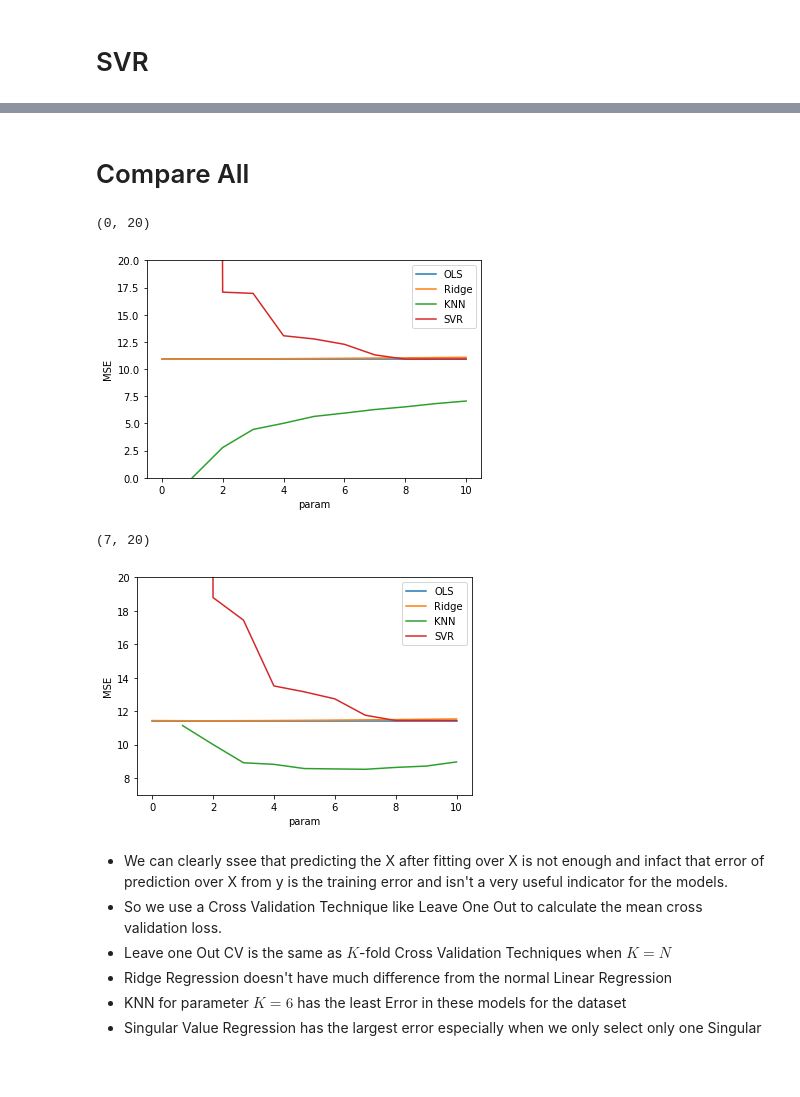
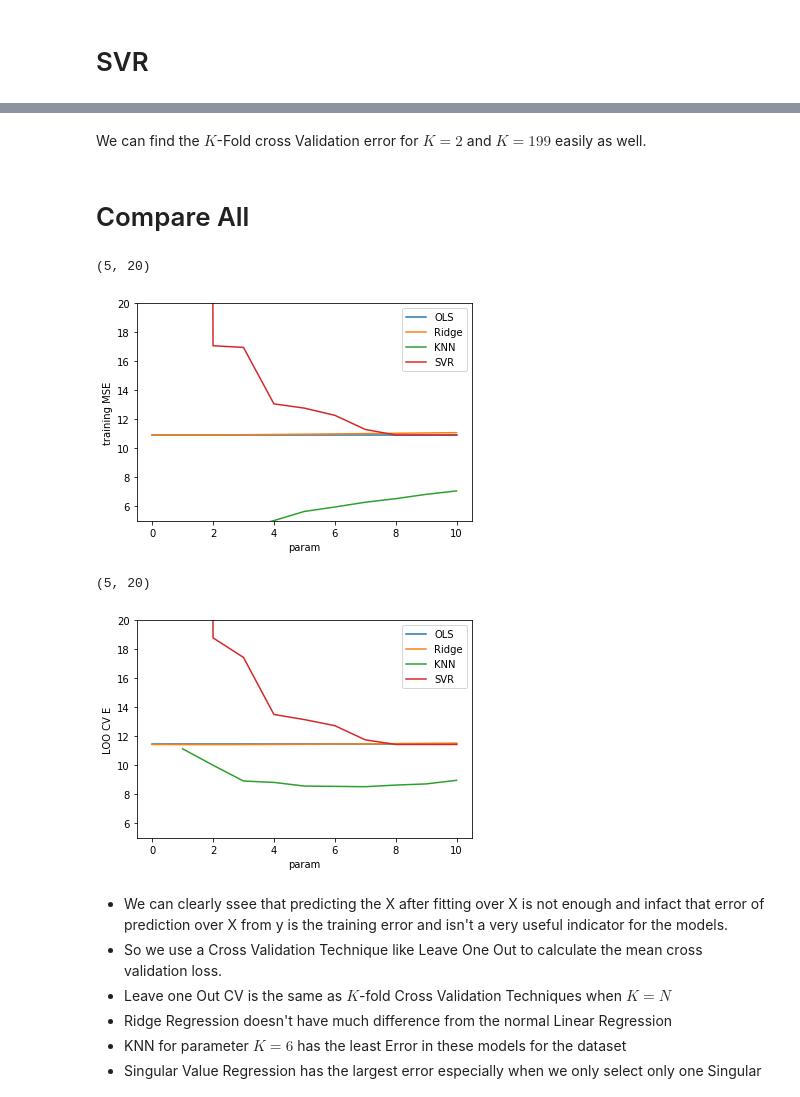
Before and after one commit to kvali7/Stat-ML-Playground, a Jupyter notebook: hw1/hw1.ipynb, the cells around one changed output, grey strips where cells are left out. Drawn from its saved outputs; the diff is of its cells as text; code cells hidden in the pictures; blank space fills up the shorter version.

```diff
--- a/hw1/hw1.ipynb
+++ b/hw1/hw1.ipynb
@@ -286,0 +279,8 @@ the MSE loss is =  10.91354224883868
+# %%
+# Linear regression leaveone out cross validation loss
+LinReg = LinearRegression(fit_intercept = True)
+LinReg.fit(X_std,y)
+
+looOLS = CrossValLOO(LinReg,X_std)
+
+print ("the cross validation loss from Leave one out is =",looOLS)
@@ -287,14 +289,17 @@ the MSE loss is =  10.91354224883868
 # %%
-# Linear regression leaveone out cross validation loss
+# Linear regression K-Fold cross validation loss
 LinReg = LinearRegression(fit_intercept = True)
 LinReg.fit(X_std,y)
 
-looOLS = CrossValLOO(LinReg,X_std)
-print ("the cross validation loss from Leave one out is =",looOLS)
-print ("the cross validation loss from 199 fold Croos Validation is =",CrossValKF(LinReg,X_std, K = 199))
-print ("the cross validation loss from N fold Croos Validation is =",CrossValLKF(LinReg,X_std, K = n))
+print ("the cross validation loss from 2 fold Cross Validation is =",
+CrossValKF(LinReg,X_std, K = 2))
 
-plt.plot(np.arange(0, 10.001, 0.1), [looOLS]*len(np.arange(0, 10.001, 0.1)),label="OLS")
-plt.ylabel("LOO CV E")
-plt.legend()
+LinReg = LinearRegression(fit_intercept = True)
+LinReg.fit(X_std,y)
+print ("the cross validation loss from 199 fold Cross Validation is =",
+CrossValKF(LinReg,X_std, K = 199))
+
+LinReg = LinearRegression(fit_intercept = True)
+LinReg.fit(X_std,y)
+print ("the cross validation loss from N fold Cross Validation is =",CrossValKF(LinReg,X_std, K = n))
 # %% [output]
@@ -399,20 +408,24 @@ plt.legend()
+# %% [markdown]
+We can find the $K$-Fold cross Validation error for $K = 2$ and $ K = 199$ easily as well.
 # %% [markdown]
 # Compare All
 # %%
-# all training losses in the same graph limit range to 0-20
+# all training losses in the same graph limit range to 5-20
+# OLS is spanned across x axis so that it can be compared, this is not to say that we have a variable in OLS
 plt.plot(np.arange(0, 10.001, 0.1), [mseOLS]*len(np.arange(0, 10.001, 0.1)),label="OLS")
 plt.plot(np.arange(0, 10.001, 0.1), mseRidge, label="Ridge")
 plt.plot( range (1,11), mseKNN,label="KNN")
 plt.plot( range (1,11), mseSVR, label="SVR")
 plt.ylabel("training MSE")
 plt.xlabel("param")
 plt.legend()
-plt.ylim(0,20)
+plt.ylim(5,20)
 # %% [output]
-(0, 20)
+(5, 20)
-[figure, old version]
+[figure, new version]
 # %%
-# all Leave one out Cross Validation errors in the same graph limit range to 7-20
+# all Leave one out Cross Validation errors in the same graph limit range to 5-20
+# OLS is spanned across x axis so that it can be compared, this is not to say that we have a variable in OLS
 plt.plot(np.arange(0, 10.001, 0.1), [looOLS]*len(np.arange(0, 10.001, 0.1)),label="OLS")
 plt.plot(np.arange(0, 10.001, 0.1), looRidge, label="Ridge")
 plt.plot( range (1,11), looKNN,label="KNN")
@@ -420,10 +433,10 @@ plt.plot( range (1,11), looSVR, label="SVR")
 plt.ylabel("LOO CV E")
 plt.xlabel("param")
 plt.legend()
-plt.ylim(7,20)
+plt.ylim(5,20)
 # %% [output]
-(7, 20)
+(5, 20)
-[figure, old version]
+[figure, new version]
 # %% [markdown]
 - We can clearly ssee that predicting the X after fitting over X is not enough and infact that error of prediction over X from y is the training error and isn't a very useful indicator for the models.
 - So we use a Cross Validation Technique like Leave One Out to calculate the mean cross validation loss.
```
Also changed, not shown: parts of 17 cells of this notebook.
